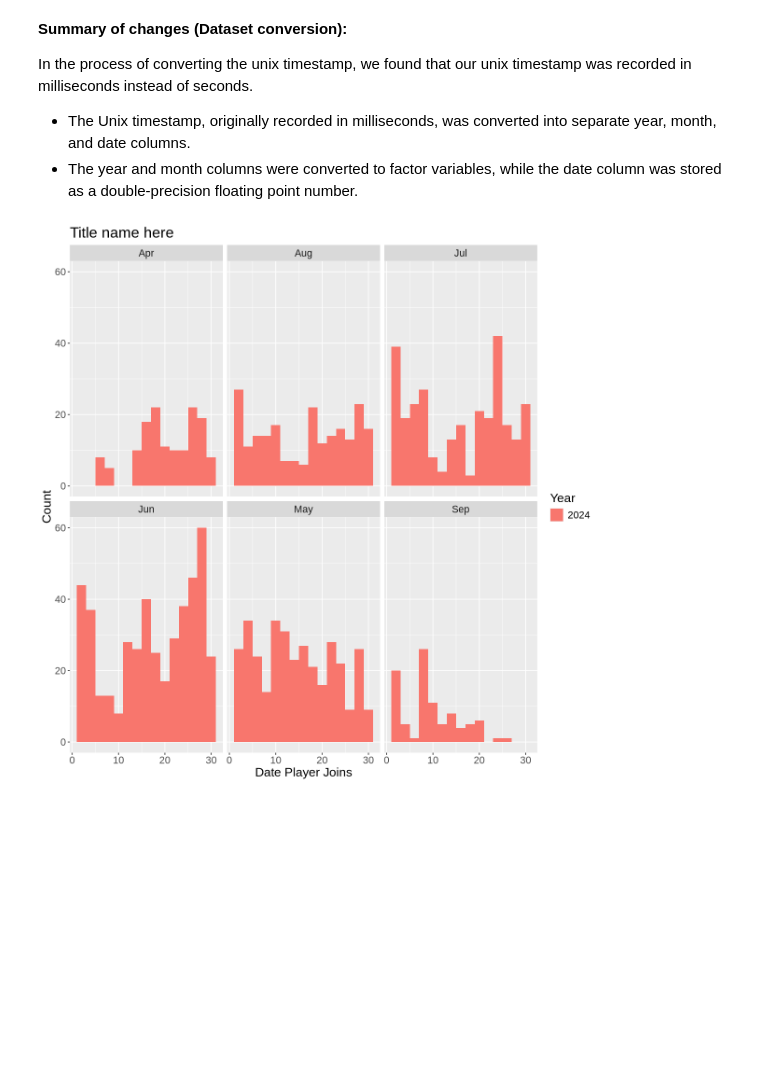
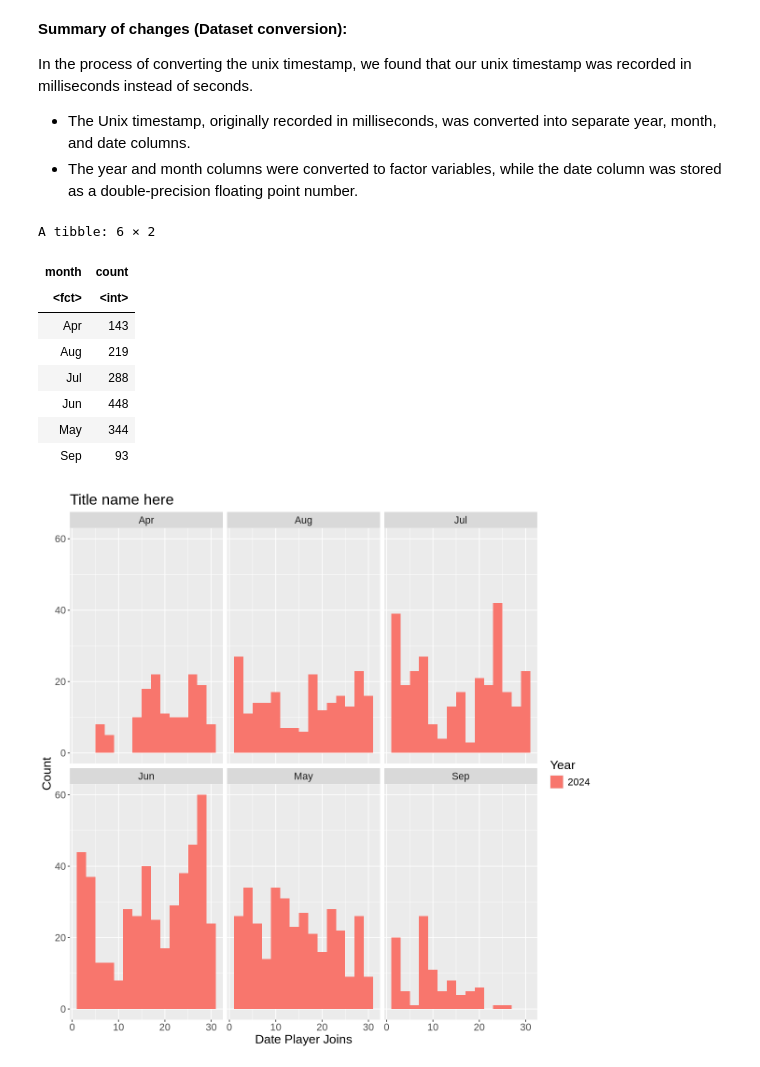
Before and after one commit to SamuelPastrami/DSCI-PROJECT, a Jupyter notebook: DSCI-100 Project Report.ipynb, the cells around one changed output. Drawn from its saved outputs; the diff is of its cells as text; code cells hidden in the pictures; blank space fills up the shorter version.

Commit message:
Added some summary of data of each month
Added one code that just shows the count of each months

```diff
--- a/DSCI-100 Project Report.ipynb
+++ b/DSCI-100 Project Report.ipynb
@@ -129,6 +118,21 @@ A tibble: 6 × 3
 In the process of converting the unix timestamp, we found that our unix timestamp was recorded in milliseconds instead of seconds.
 - The Unix timestamp, originally recorded in milliseconds, was converted into separate year, month, and date columns.
 - The year and month columns were converted to factor variables, while the date column was stored as a double-precision floating point number.
+# %%
+monthly_joins <- sessions_tidy |>
+  group_by(month) |>
+  summarise(count = n())
+monthly_joins
+# %% [output]
+A tibble: 6 × 2
+| month | count |
+| <fct> | <int> |
+| Apr | 143 |
+| Aug | 219 |
+| Jul | 288 |
+| Jun | 448 |
+| May | 344 |
+| Sep | 93 |
 # %%
 ### run this cell to generate a histogram plot of pleyer join dates from seesions dataset
 options(repr.plot.width = 10, repr.plot.height = 10)
```
Also changed, not shown: parts of 1 cell of this notebook.
